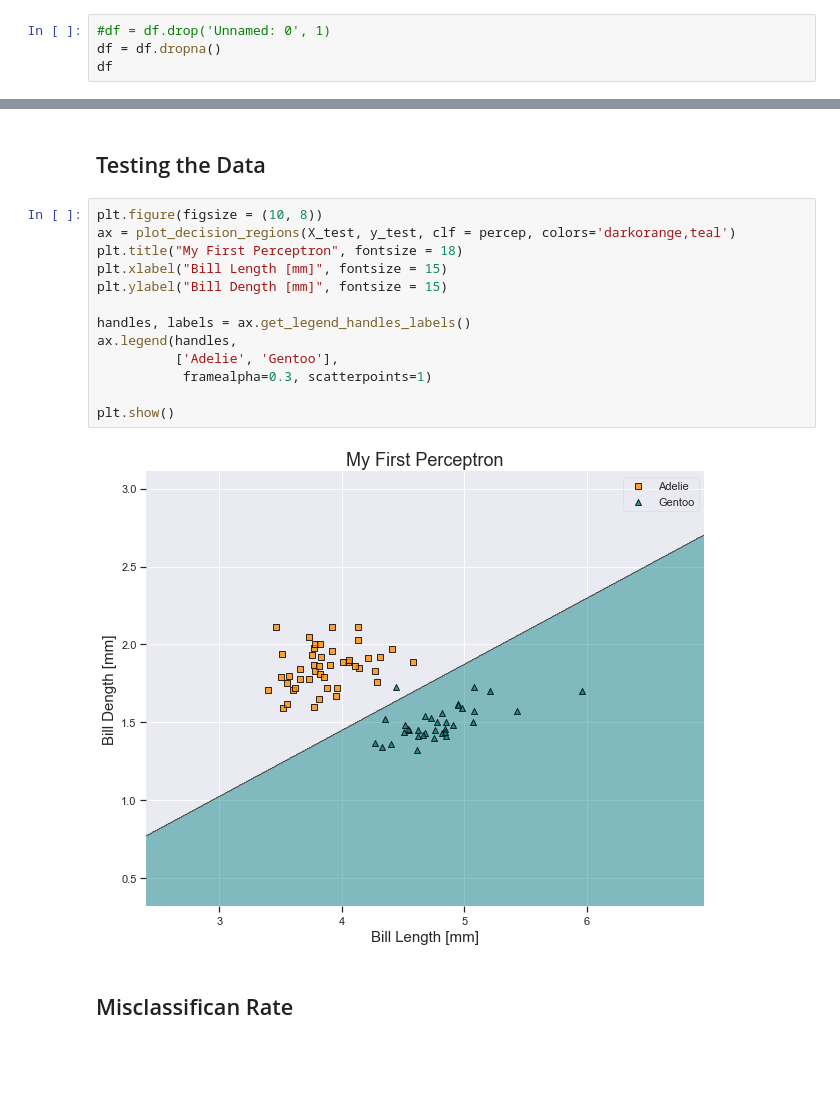
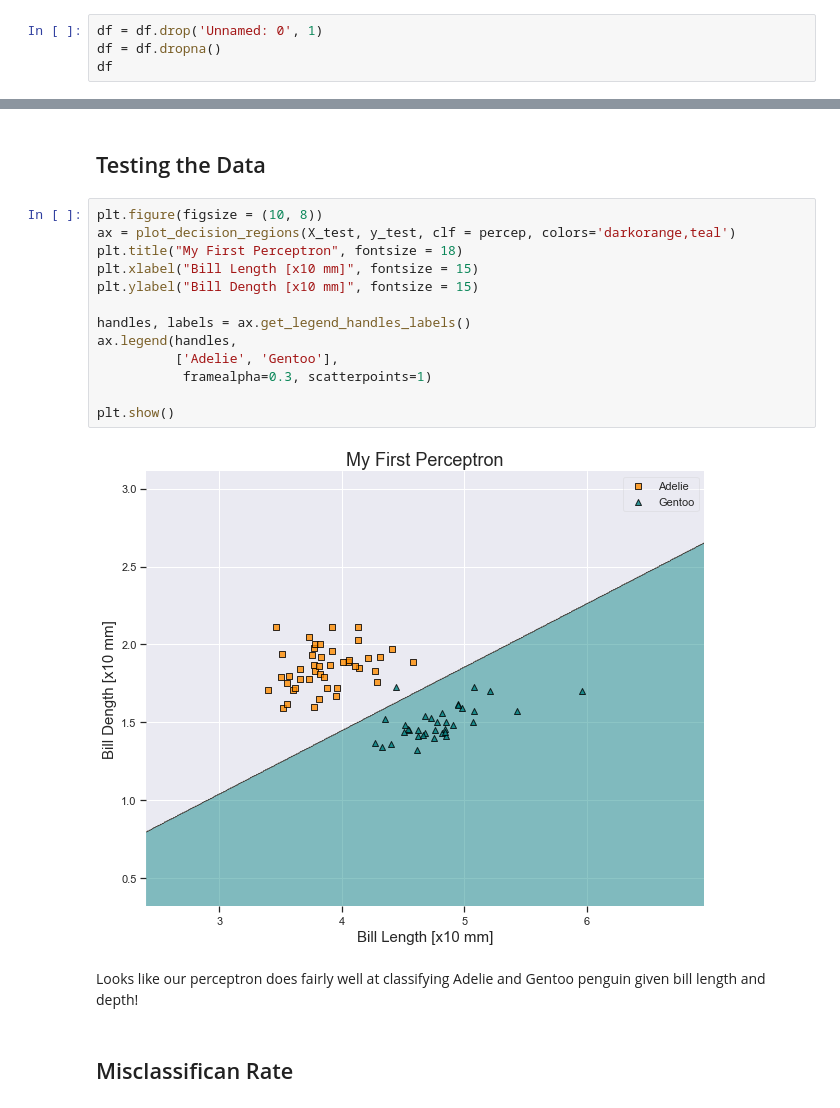
Before and after one commit to ja7174/INDE577, a Jupyter notebook: Lecture 3 - Perceptron/LEC 3 - Perceptron.ipynb, the cells around one changed output, grey strips where cells are left out. Drawn from its saved outputs; the diff is of its cells as text; blank space fills up the shorter version.

```diff
--- a/Lecture 3 - Perceptron/LEC 3 - Perceptron.ipynb
+++ b/Lecture 3 - Perceptron/LEC 3 - Perceptron.ipynb
@@ -96,7 +100,7 @@ island_df
 # %% [markdown]
 ## Cleaning the Data
 # %%
-#df = df.drop('Unnamed: 0', 1)
+df = df.drop('Unnamed: 0', 1)
 df = df.dropna()
 df
 # %% [output]
@@ -259,18 +273,20 @@ plt.show()
 # %%
 plt.figure(figsize = (10, 8))
 ax = plot_decision_regions(X_test, y_test, clf = percep, colors='darkorange,teal')
 plt.title("My First Perceptron", fontsize = 18)
-plt.xlabel("Bill Length [mm]", fontsize = 15)
-plt.ylabel("Bill Dength [mm]", fontsize = 15)
+plt.xlabel("Bill Length [x10 mm]", fontsize = 15)
+plt.ylabel("Bill Dength [x10 mm]", fontsize = 15)
 
 handles, labels = ax.get_legend_handles_labels()
 ax.legend(handles,
           ['Adelie', 'Gentoo'],
            framealpha=0.3, scatterpoints=1)
 
 plt.show()
 # %% [output]
-[figure, old version]
+[figure, new version]
+# %% [markdown]
+Looks like our perceptron does fairly well at classifying Adelie and Gentoo penguin given bill length and depth!
 # %% [markdown]
 ## Misclassifican Rate
 # %%
```
Also changed, not shown: parts of 22 cells of this notebook.
